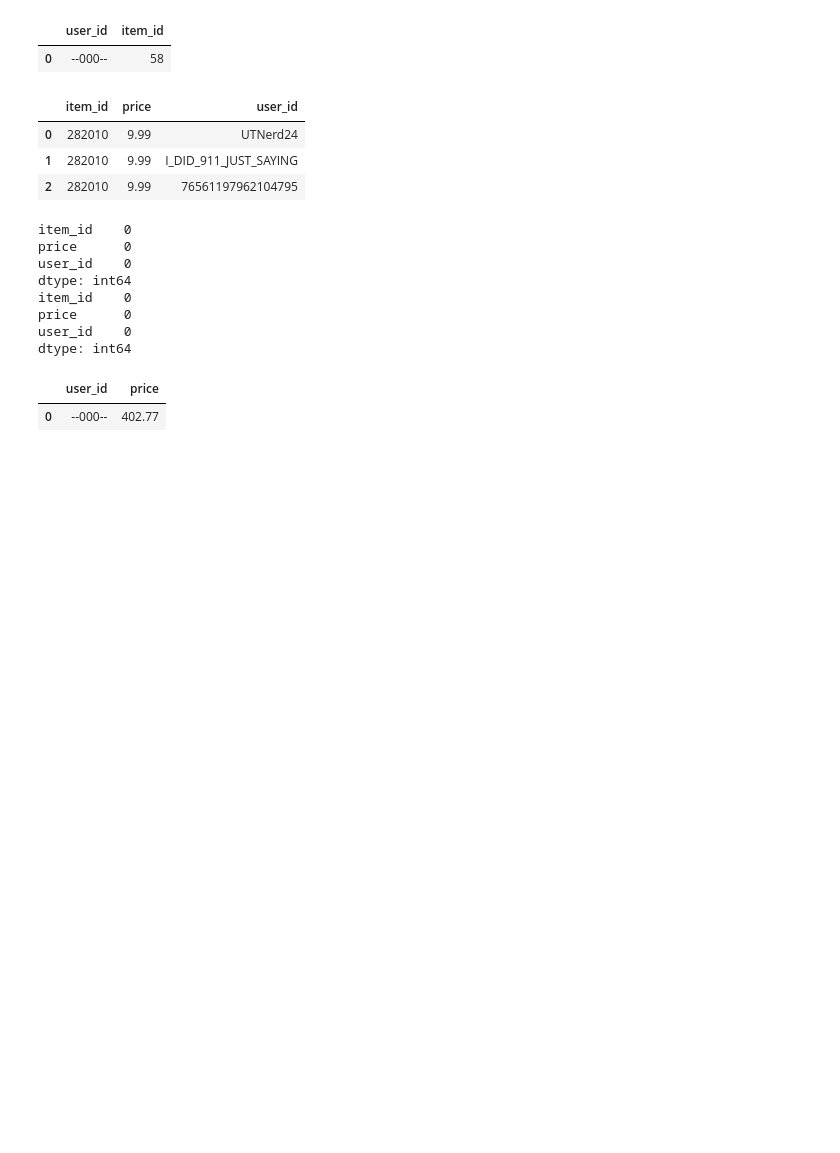
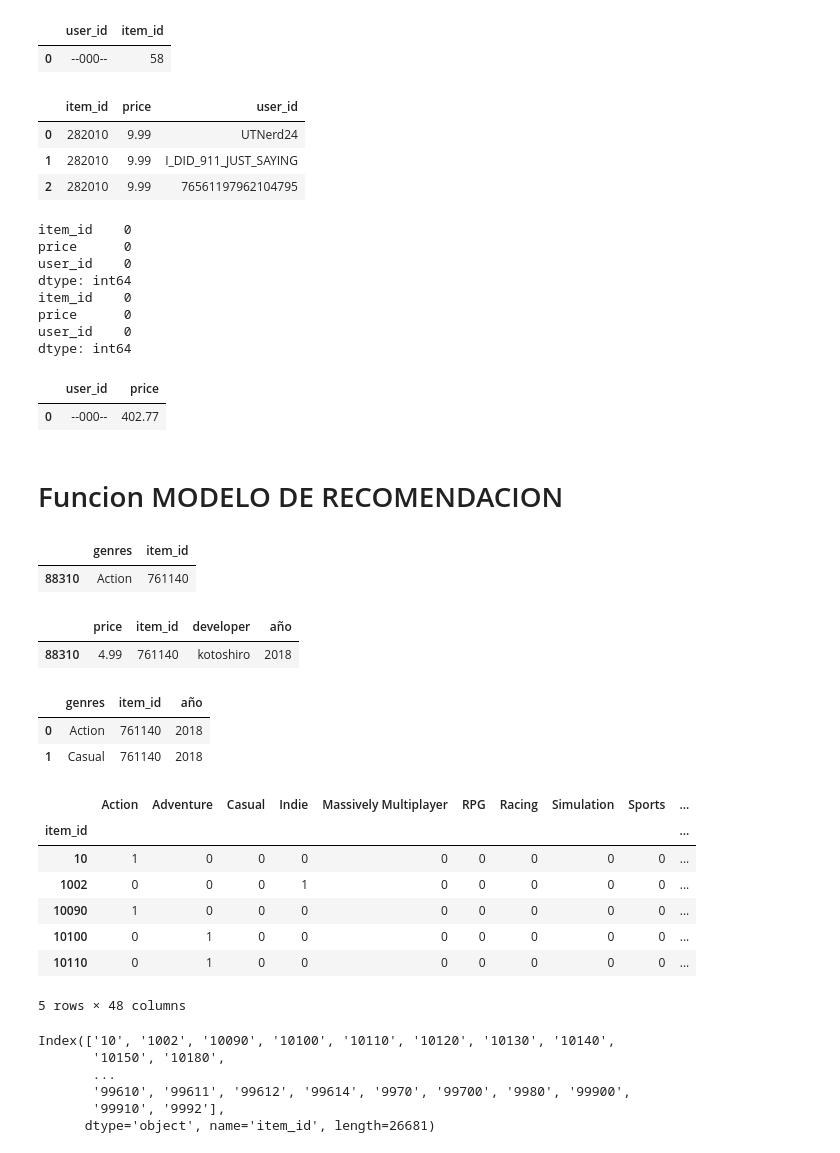
Before and after one commit to PaulaPerosio/PI_Sistema_de_Recomendacion, a Jupyter notebook: PI_1.ipynb, the cells around one changed output. Cells and saved outputs as stored; diff of their text form; code cells hidden in the pictures; blank space fills up the shorter version.

```diff
--- a/PI_1.ipynb
+++ b/PI_1.ipynb
@@ -1465,3 +1467,62 @@ df_user_price.head(1)
 df_user_price['price'] = round(df_user_price['price'],2)
 # %%
 #df_user_price.to_json("DataSets/df_user_price.json", orient="records", lines=True)
+# %% [markdown]
+# Funcion MODELO DE RECOMENDACION
+# %%
+df_item_genres.head(1)
+# %% [output]
+|  | genres | item_id |
+| 88310 | Action | 761140 |
+# %%
+df_steam_developer_elim.head(1)
+# %% [output]
+|  | price | item_id | developer | año |
+| 88310 | 4.99 | 761140 | kotoshiro | 2018 |
+# %%
+# Armo el df con las columnas que voy a usar para el modelo de recomendacion
+df_item_genre_año = pd.merge(df_item_genres, df_steam_developer_elim[['item_id', 'año']], on='item_id')
+df_item_genre_año.head(2)
+# %% [output]
+|  | genres | item_id | año |
+| 0 | Action | 761140 | 2018 |
+| 1 | Casual | 761140 | 2018 |
+# %%
+# Preparo el DF para el modelo de recomendacion.
+# Nececito tener un df con items en las filas y generos y años en las columnas con valores binarios
+
+# Con get dummies obtengo columnas binarias a partir de 'genres' y 'año'
+df_genres_binario = pd.get_dummies(df_item_genre_año['genres'])
+
+df_año_binario = pd.get_dummies(df_item_genre_año['año'])
+# %%
+# Concateno este nuevo df con el anterior para que me quede por 'item_id'
+df_item_genre_año_bi = pd.concat([df_item_genre_año['item_id'], df_genres_binario, df_año_binario], axis=1)
+# %%
+# Tengo que juntar las filas de un mismo item_id
+
+# Agrupo por item_id y sumo los valores de las columnas
+df_item_genre_año_bi = df_item_genre_año_bi.groupby('item_id').sum()
+
+# Y si hay algun valor mayor a 1 le asigno 1
+df_item_genre_año_bi[df_item_genre_año_bi > 1] = 1
+# %%
+df_item_genre_año_bi.head(5)
+# %% [output]
+|  | Action | Adventure | Casual | Indie | Massively Multiplayer | RPG | Racing | Simulation | Sports | ... |
+| item_id |  |  |  |  |  |  |  |  |  | ... |
+| 10 | 1 | 0 | 0 | 0 | 0 | 0 | 0 | 0 | 0 | ... |
+| 1002 | 0 | 0 | 0 | 1 | 0 | 0 | 0 | 0 | 0 | ... |
+| 10090 | 1 | 0 | 0 | 0 | 0 | 0 | 0 | 0 | 0 | ... |
+| 10100 | 0 | 1 | 0 | 0 | 0 | 0 | 0 | 0 | 0 | ... |
+| 10110 | 0 | 1 | 0 | 0 | 0 | 0 | 0 | 0 | 0 | ... |
+5 rows × 48 columns
+# %%
+df_item_genre_año_bi.index
+# %% [output]
+Index(['10', '1002', '10090', '10100', '10110', '10120', '10130', '10140',
+       '10150', '10180',
+       ...
+       '99610', '99611', '99612', '99614', '9970', '99700', '9980', '99900',
+       '99910', '9992'],
+      dtype='object', name='item_id', length=26681)
```
Also changed, not shown: parts of 2 cells of this notebook, 4 other files.
